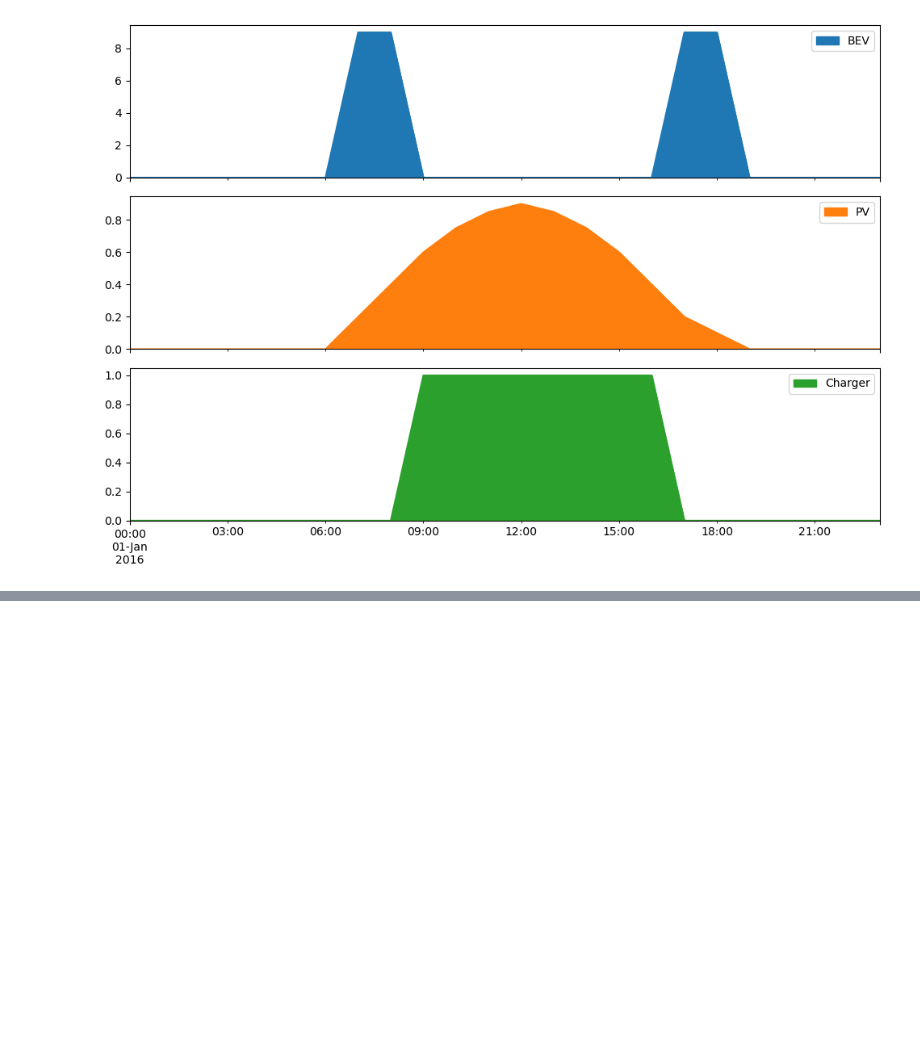
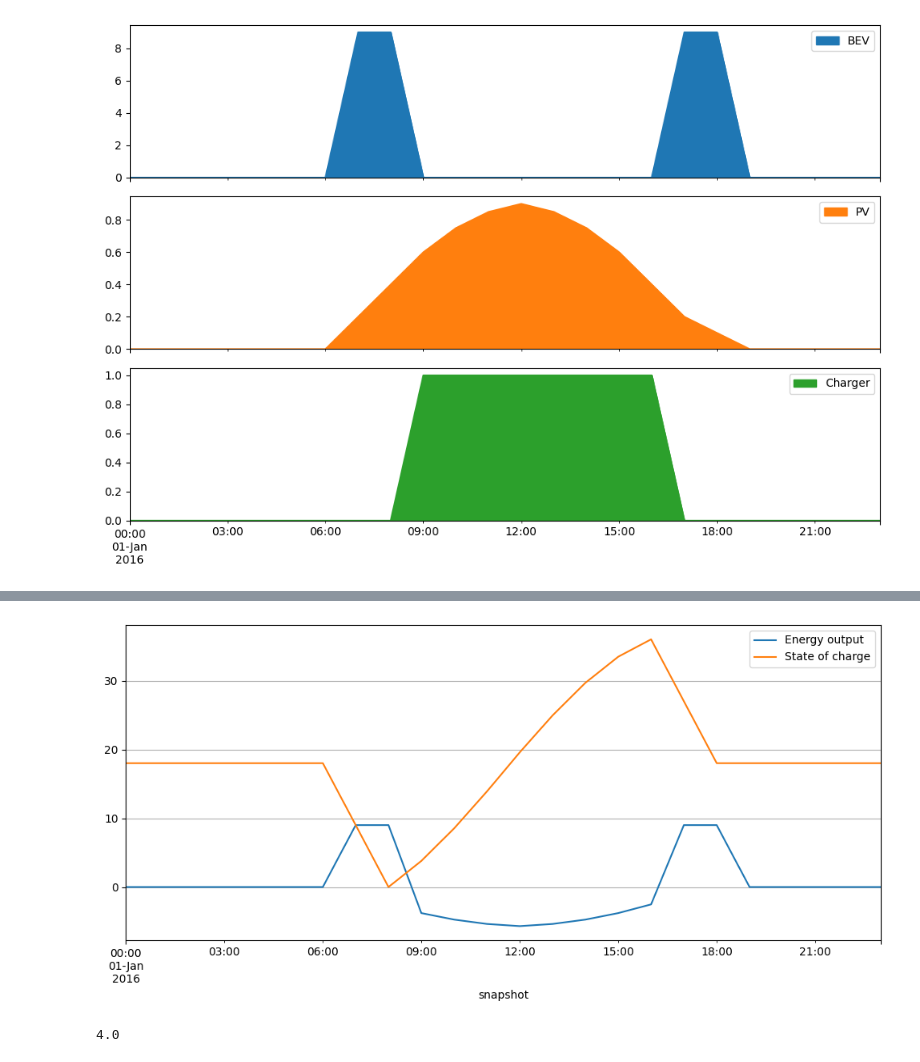
Before and after one commit to eddiesholl/gridsim, a Jupyter notebook: pypsa.ipynb, the cells around one changed output, grey strips where cells are left out. Drawn from its saved outputs; the diff is of its cells as text; code cells hidden in the pictures; blank space fills up the shorter version.

```diff
--- a/pypsa.ipynb
+++ b/pypsa.ipynb
@@ -31,0 +110,17 @@ plt.tight_layout()
+# %%
+df = pd.DataFrame(
+    {attr: network.stores_t[attr]["battery storage"] for attr in ["p", "e"]}
+)
+df.plot(grid=True, figsize=(10, 5))
+plt.legend(labels=["Energy output", "State of charge"])
+plt.tight_layout()
+# %% [output]
+[figure, added]
+# %%
+
+(
+    network.generators_t.p.loc[:, "PV panel"].sum()
+    - network.loads_t.p.loc[:, "driving"].sum()
+)
+# %% [output]
+4.0
```
Also changed, not shown: parts of 5 cells of this notebook, 2 other files.
